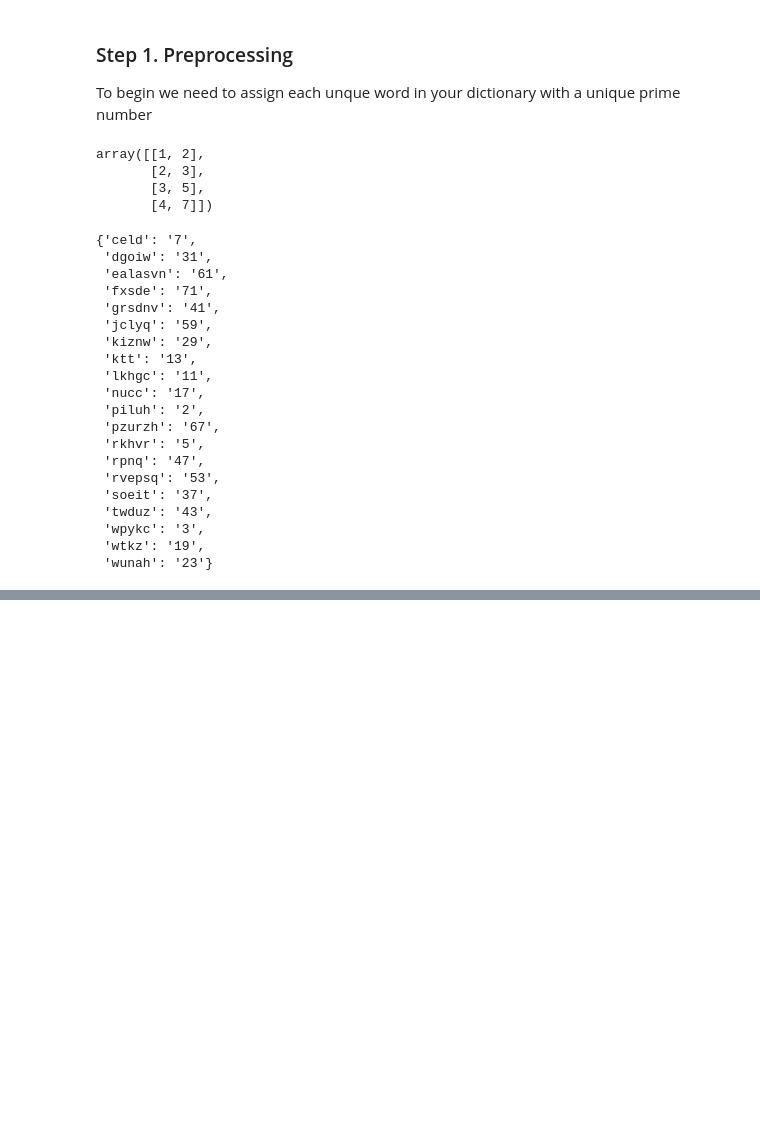
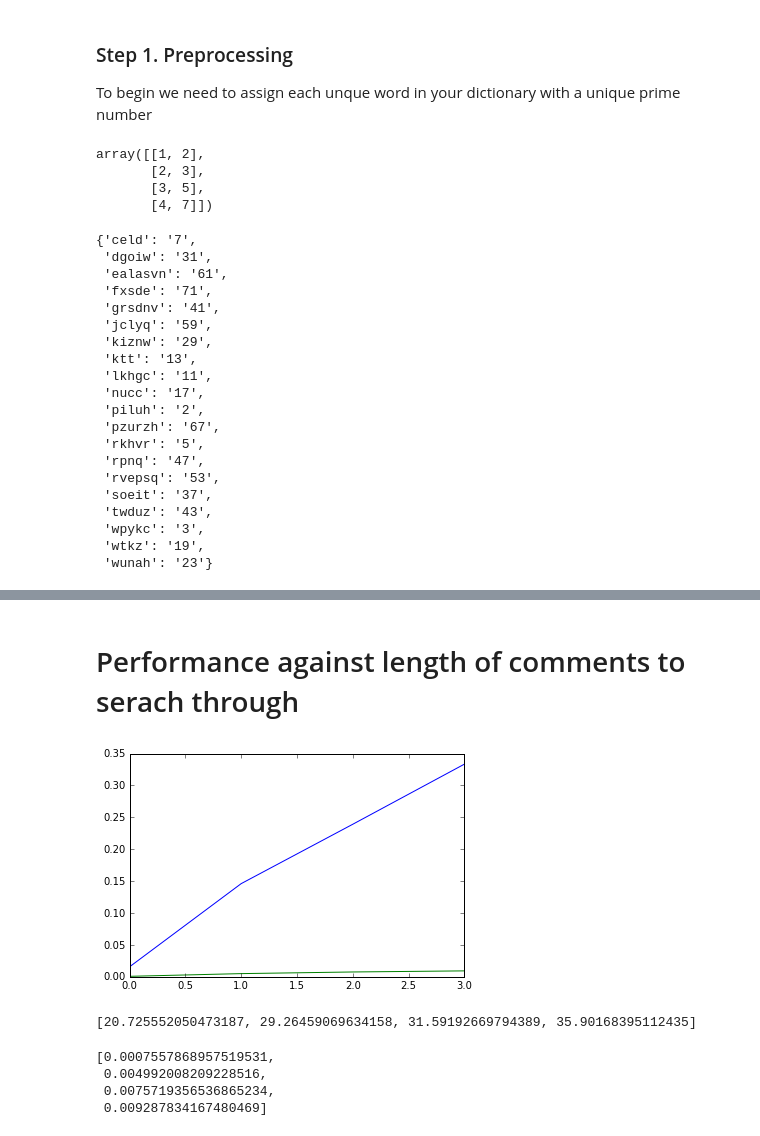
Before and after one commit to ZackAkil/Data-Science-Meetup-Predicting-Trolls, a Jupyter notebook: Text indexing by prime factorisation.ipynb, the cells around one changed output, grey strips where cells are left out. Saved outputs shown, nothing was run; the diff lists cells and outputs as text; code cells hidden in the pictures; blank space fills up the shorter version.

```diff
--- a/Text indexing by prime factorisation.ipynb
+++ b/Text indexing by prime factorisation.ipynb
@@ -173,0 +348,33 @@ print(str(end - start)+' seconds')
+# %% [markdown]
+# Performance against length of comments to serach through
+# %%
+stringCompTimings = []
+primeTimings = []
+for n in range(5,400,100):
+    [dl,cl] = generateCommentData(30,10000,n,1)
+    randWords = pickRandomWordsFromDict(dl,2,7,4)
+
+    [o,t] = timeFunction(numberOfMatches, cl, randWords)
+    stringCompTimings.append(t)
+
+    [indexSchemal, indxComl] = preprocessPrimeComments(dl,cl)
+    [o,t] = timeFunction(findCommentsUsingPrimeFact, indxComl,indexSchemal, randWords)
+    primeTimings.append(t)
+plt.figure()
+plt.plot(stringCompTimings)
+plt.plot(primeTimings)
+plt.show()
+# %% [output]
+[figure, added]
+# %%
+d = list(map(lambda a,b:a/b,stringCompTimings,primeTimings))
+d
+# %% [output]
+[20.725552050473187, 29.26459069634158, 31.59192669794389, 35.90168395112435]
+# %%
+primeTimings
+# %% [output]
+[0.0007557868957519531,
+ 0.004992008209228516,
+ 0.0075719356536865234,
+ 0.009287834167480469]
```
Also changed, not shown: parts of 30 cells of this notebook.
